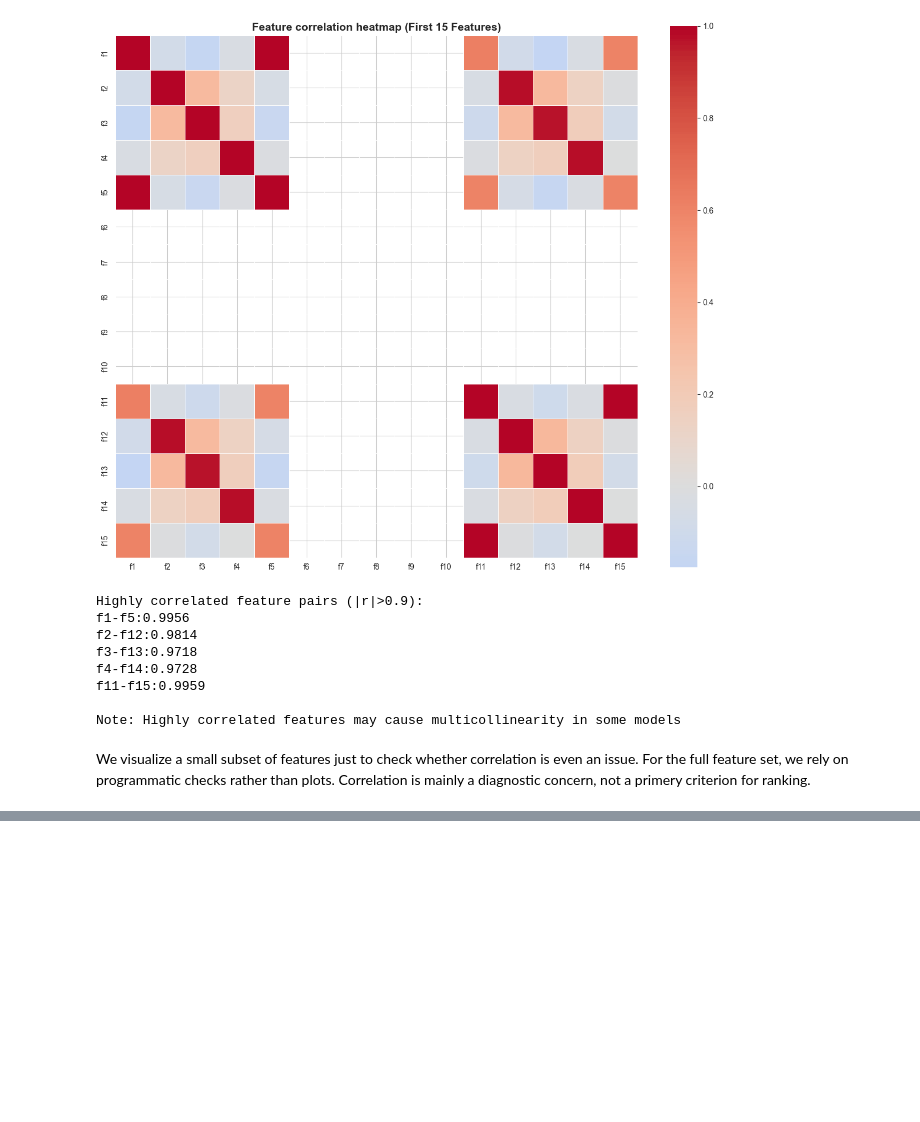
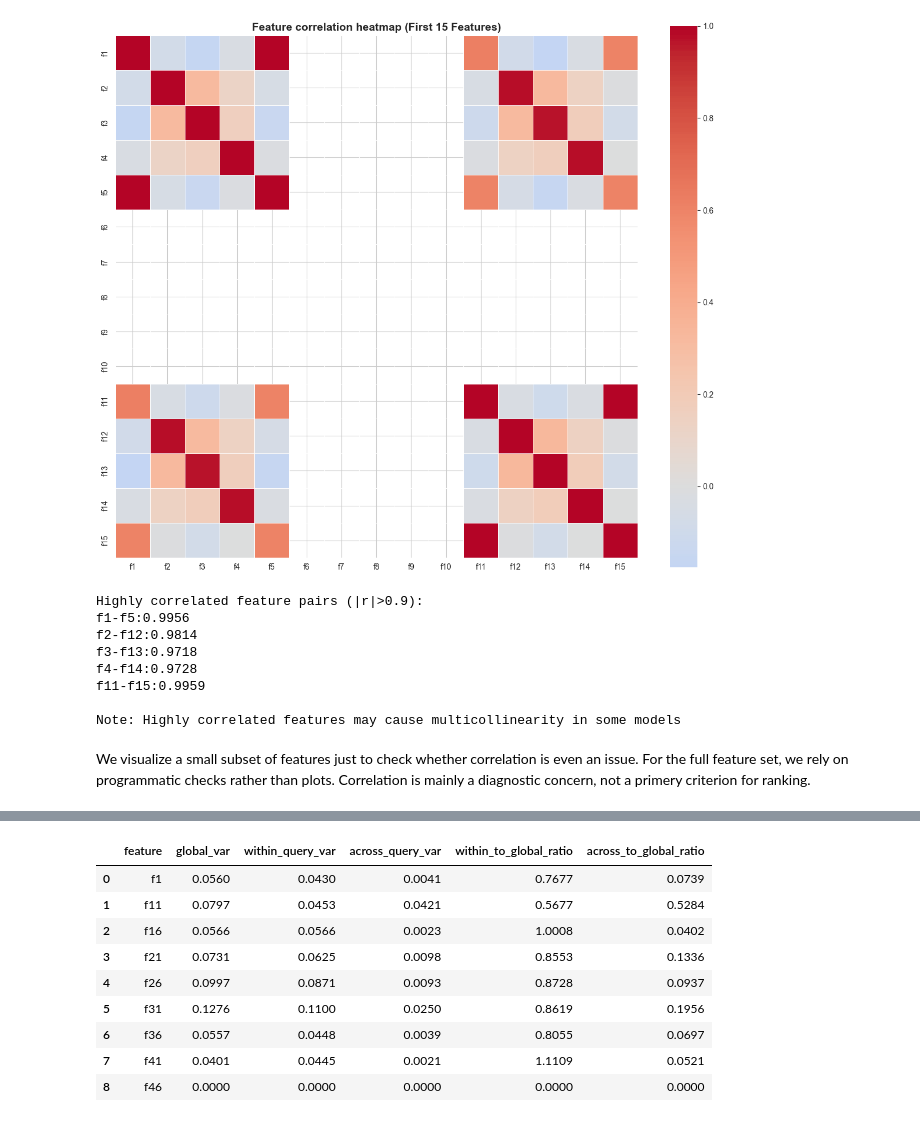
Before and after one commit to KushalMarahatta/Capstone_coding, a Jupyter notebook: notebooks/02_feature_analysis.ipynb, the cells around one changed output, grey strips where cells are left out. Drawn from its saved outputs; the diff is of its cells as text; code cells hidden in the pictures; blank space fills up the shorter version.

```diff
--- a/notebooks/02_feature_analysis.ipynb
+++ b/notebooks/02_feature_analysis.ipynb
@@ -551,0 +556,66 @@ We visualize a small subset of features just to check whether correlation is eve
+# %%
+print("="*60)
+print("TASK 4: QUERY-LEVEL FEATURE BEHAVIOR")
+print("="*60)
+
+#Sampling queries for analysis(to avoid computational overhead)
+sample_qids=df['qid'].unique()[:20]
+
+#Computing within-query and across-query variance for sample features
+sample_analysis_features=[f for f in feature_cols[::5] if f not in zero_var_features][:10] #Every fifth feature and limiting to 10
+
+print(f"\n Analyzing query-level behavior for {len(sample_analysis_features)} sample features...")
+print(f"Using {len(sample_qids)} sample queries")
+
+query_variance_analysis=[]
+
+for feat in sample_analysis_features:
+    #Global variance
+    global_var=df[feat].var()
+
+    #Within-query variance (average)
+    within_query_vars=[]
+    for qid in sample_qids:
+        query_docs=df[df['qid']==qid]
+        if len(query_docs)>1:
+            #We are checking >1 because variance needs at least 2 values
+            within_query_vars.append(query_docs[feat].var())
+
+    avg_within_query_var=np.mean(within_query_vars) if within_query_vars else 0
+
+    #Across-query variance (variance of query means)
+    query_means=[df[df['qid']==qid][feat].mean() for qid in sample_qids]
+    across_query_var=np.var(query_means)
+
+    query_variance_analysis.append({
+        'feature':feat,
+        'global_var':global_var,
+        'within_query_var':avg_within_query_var,
+        'across_query_var':across_query_var,
+        'within_to_global_ratio':avg_within_query_var/global_var if global_var>0 else 0,
+        'across_to_global_ratio':across_query_var/global_var if global_var>0 else 0
+
+    })
+query_var_df=pd.DataFrame(query_variance_analysis)
+
+print("Query-level variance decomposition:")
+display(query_var_df)
+
+#Summary
+print(f"\nSummary (across sampled features):")
+print(f"Avg within-query to global variance ratio: {query_var_df['within_to_global_ratio'].mean():.4f}")
+print(f"Avg across-query to global variance ratio: {query_var_df['across_to_global_ratio'].mean():.4f}")
+
+high_within_query=query_var_df[query_var_df['within_to_global_ratio']>0.5]
+high_across_query=query_var_df[query_var_df['across_to_global_ratio']>0.5]
+
+print(f"\nFeatures with high within-query variance (>50% of global): {len(high_within_query)}")
+print(f"Features with high across-query variance (>50% of global): {len(high_across_query)}")
+
+if query_var_df['within_to_global_ratio'].mean()>0.3:
+    print(f"\nConclusion: Significant within-query variance detected")
+    print(f"REcommendation: Per-query normalization is likely beneficial")
+else:
+    print(f"\nConclusion: Variance is primarily across queries")
+    print(f"Recommendation: Global normalization may be sufficient")
+# %% [output]
@@ -551,0 +629,10 @@ We visualize a small subset of features just to check whether correlation is eve
+|  | feature | global_var | within_query_var | across_query_var | within_to_global_ratio | across_to_global_ratio |
+| 0 | f1 | 0.0560 | 0.0430 | 0.0041 | 0.7677 | 0.0739 |
+| 1 | f11 | 0.0797 | 0.0453 | 0.0421 | 0.5677 | 0.5284 |
+| 2 | f16 | 0.0566 | 0.0566 | 0.0023 | 1.0008 | 0.0402 |
+| 3 | f21 | 0.0731 | 0.0625 | 0.0098 | 0.8553 | 0.1336 |
+| 4 | f26 | 0.0997 | 0.0871 | 0.0093 | 0.8728 | 0.0937 |
+| 5 | f31 | 0.1276 | 0.1100 | 0.0250 | 0.8619 | 0.1956 |
+| 6 | f36 | 0.0557 | 0.0448 | 0.0039 | 0.8055 | 0.0697 |
+| 7 | f41 | 0.0401 | 0.0445 | 0.0021 | 1.1109 | 0.0521 |
+| 8 | f46 | 0.0000 | 0.0000 | 0.0000 | 0.0000 | 0.0000 |
```
Also changed, not shown: parts of 17 cells of this notebook.
